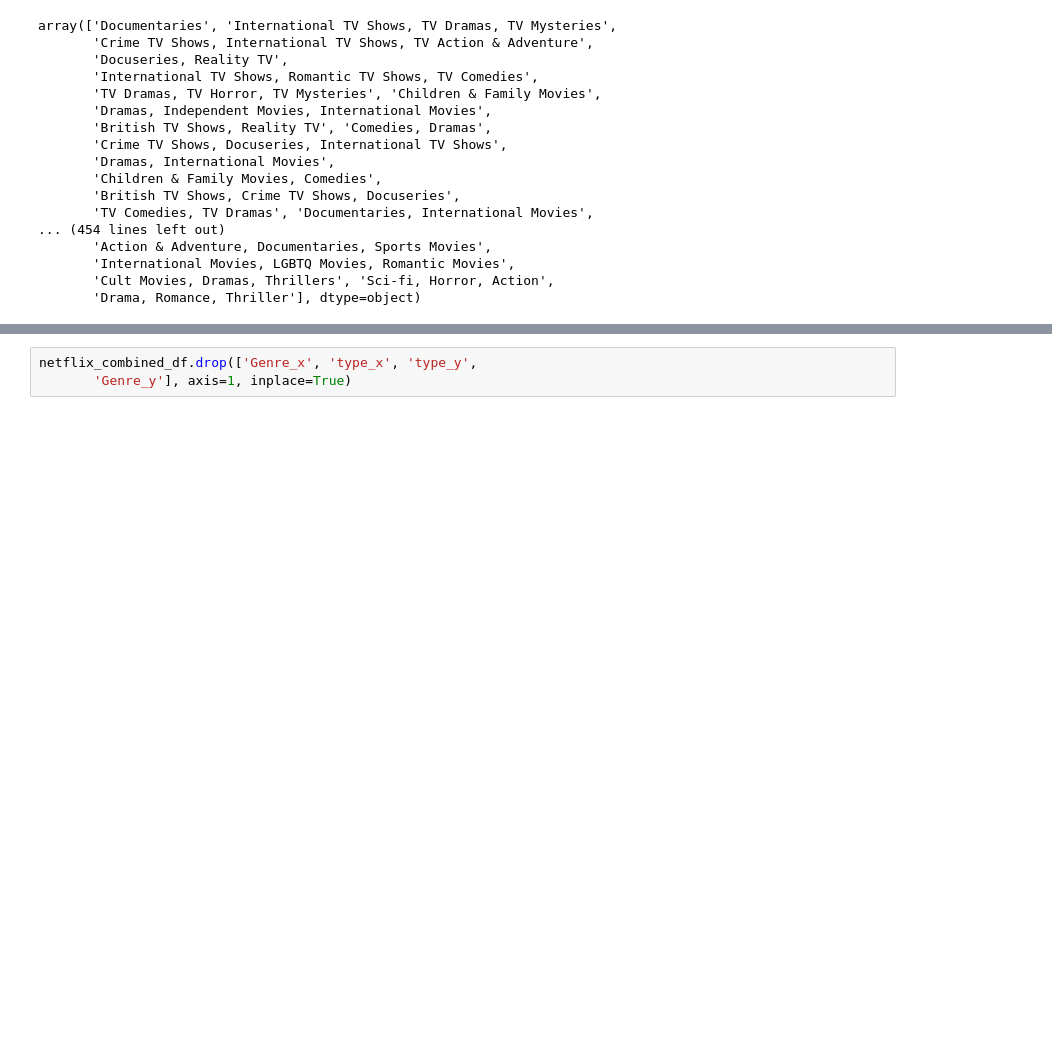
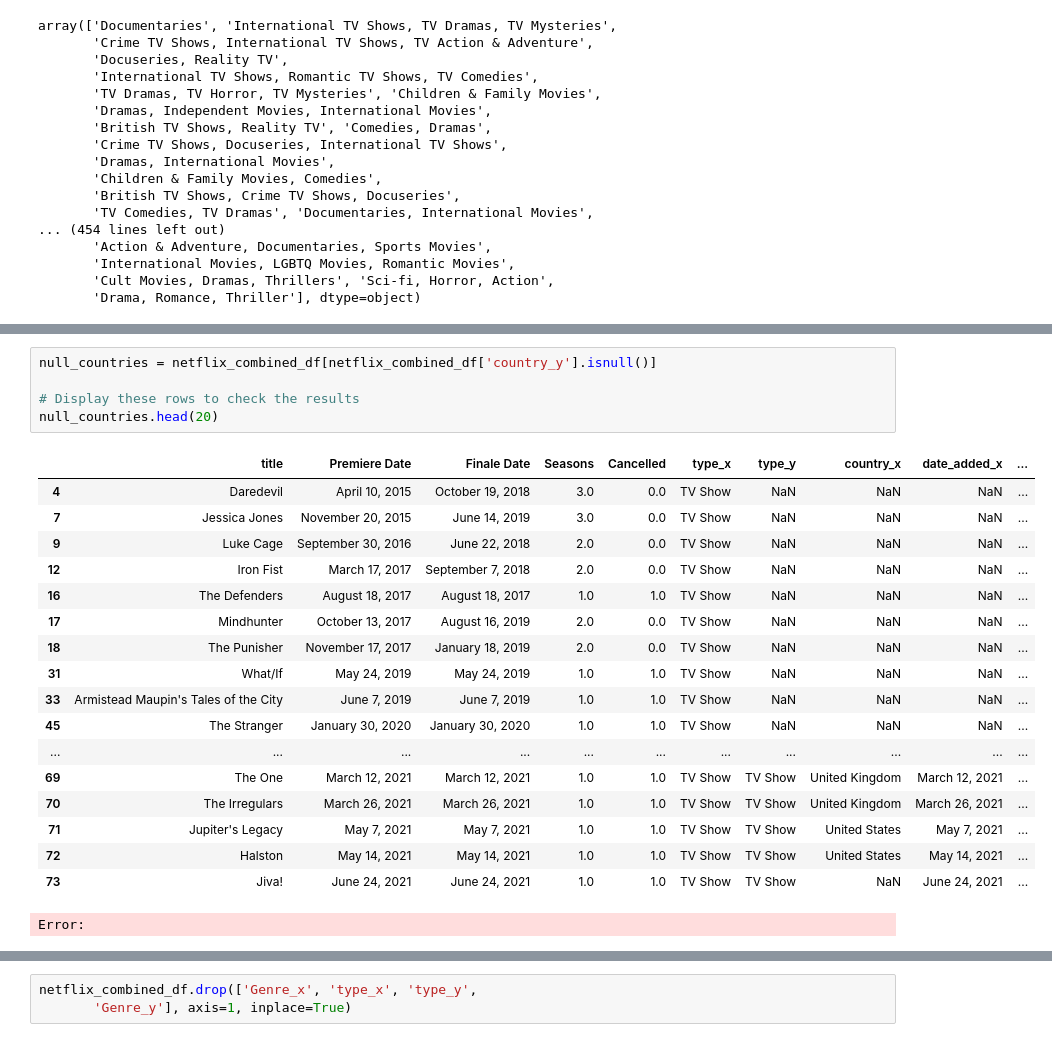
Before and after one commit to R-Byrd/project-one, a Jupyter notebook: netflix_analysis.ipynb, the cells around one changed output, grey strips where cells are left out. Saved outputs shown, nothing was run; the diff lists cells and outputs as text; blank space fills up the shorter version.

```diff
--- a/netflix_analysis.ipynb
+++ b/netflix_analysis.ipynb
@@ -118,0 +135,24 @@ netflix_combined_df.drop(['description', 'show_id', 'director', 'cast','Unnamed:
+# %%
+null_countries = netflix_combined_df[netflix_combined_df['country_y'].isnull()]
+
+# Display these rows to check the results
+null_countries.head(20)
+# %% [output]
+|  | title | Premiere Date | Finale Date | Seasons | Cancelled | type_x | type_y | country_x | date_added_x | ... |
+| 4 | Daredevil | April 10, 2015 | October 19, 2018 | 3.0 | 0.0 | TV Show | NaN | NaN | NaN | ... |
+| 7 | Jessica Jones | November 20, 2015 | June 14, 2019 | 3.0 | 0.0 | TV Show | NaN | NaN | NaN | ... |
+| 9 | Luke Cage | September 30, 2016 | June 22, 2018 | 2.0 | 0.0 | TV Show | NaN | NaN | NaN | ... |
+| 12 | Iron Fist | March 17, 2017 | September 7, 2018 | 2.0 | 0.0 | TV Show | NaN | NaN | NaN | ... |
+| 16 | The Defenders | August 18, 2017 | August 18, 2017 | 1.0 | 1.0 | TV Show | NaN | NaN | NaN | ... |
+| 17 | Mindhunter | October 13, 2017 | August 16, 2019 | 2.0 | 0.0 | TV Show | NaN | NaN | NaN | ... |
+| 18 | The Punisher | November 17, 2017 | January 18, 2019 | 2.0 | 0.0 | TV Show | NaN | NaN | NaN | ... |
+| 31 | What/If | May 24, 2019 | May 24, 2019 | 1.0 | 1.0 | TV Show | NaN | NaN | NaN | ... |
+| 33 | Armistead Maupin's Tales of the City | June 7, 2019 | June 7, 2019 | 1.0 | 1.0 | TV Show | NaN | NaN | NaN | ... |
+| 45 | The Stranger | January 30, 2020 | January 30, 2020 | 1.0 | 1.0 | TV Show | NaN | NaN | NaN | ... |
+| ... | ... | ... | ... | ... | ... | ... | ... | ... | ... | ... |
+| 69 | The One | March 12, 2021 | March 12, 2021 | 1.0 | 1.0 | TV Show | TV Show | United Kingdom | March 12, 2021 | ... |
+| 70 | The Irregulars | March 26, 2021 | March 26, 2021 | 1.0 | 1.0 | TV Show | TV Show | United Kingdom | March 26, 2021 | ... |
+| 71 | Jupiter's Legacy | May 7, 2021 | May 7, 2021 | 1.0 | 1.0 | TV Show | TV Show | United States | May 7, 2021 | ... |
+| 72 | Halston | May 14, 2021 | May 14, 2021 | 1.0 | 1.0 | TV Show | TV Show | United States | May 14, 2021 | ... |
+| 73 | Jiva! | June 24, 2021 | June 24, 2021 | 1.0 | 1.0 | TV Show | TV Show | NaN | June 24, 2021 | ... |
+Error:
```
Also changed, not shown: parts of 13 cells of this notebook.
